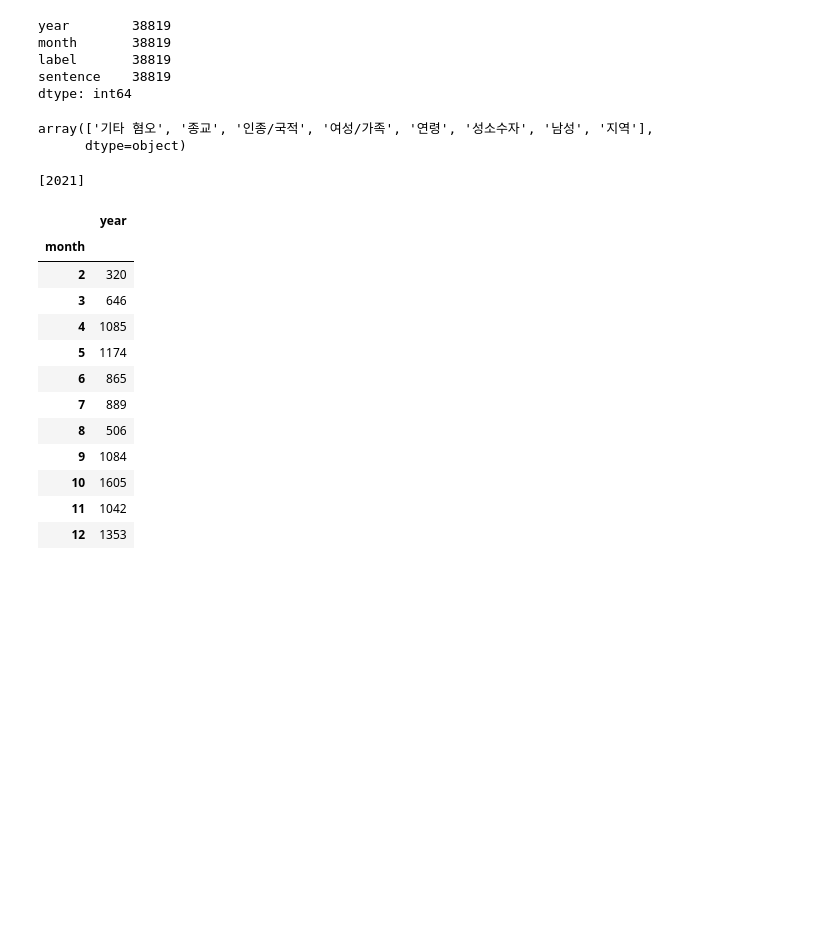
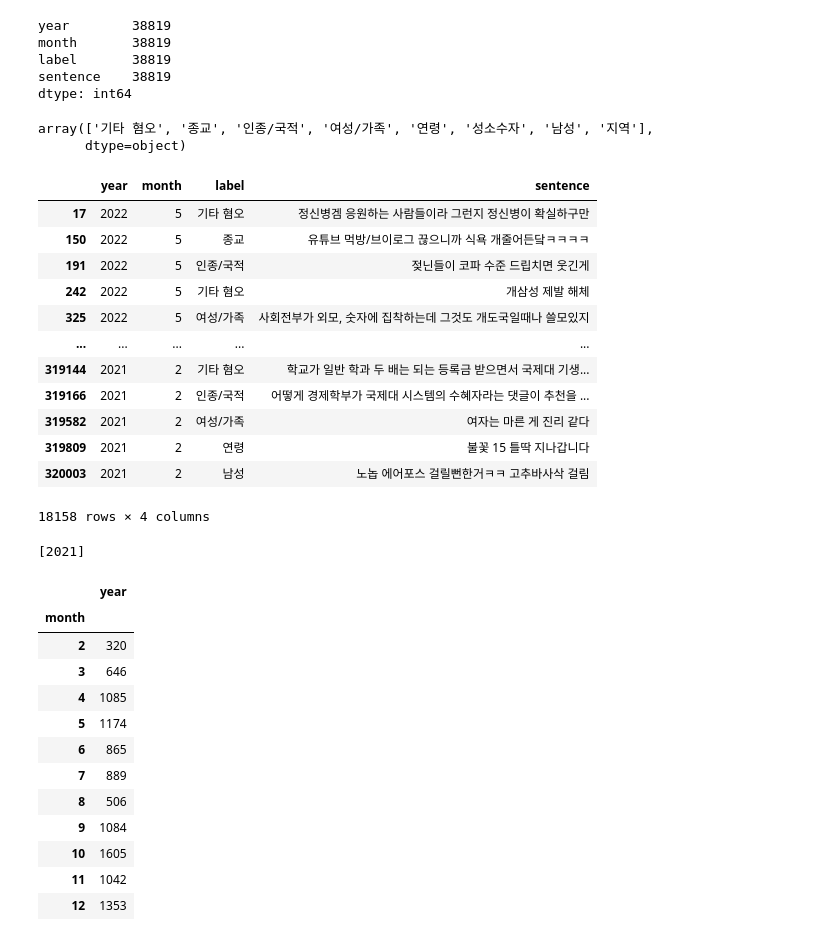
Before and after one commit to LIS3813/LIS3813, a Jupyter notebook: Topic Modeling/article.ipynb, the cells around one changed output. Saved outputs shown, nothing was run; the diff lists cells and outputs as text; code cells hidden in the pictures; blank space fills up the shorter version.

```diff
--- a/Topic Modeling/article.ipynb
+++ b/Topic Modeling/article.ipynb
@@ -36,7 +48,7 @@ mpl.rc('font', family='Malgun Gothic')
 # %%
 #데이터 불러오기
 #Unnamed: 0 열 drop
-df_article = pd.read_csv('../datasets/df_article.csv', engine='python').drop('Unnamed: 0' , axis=1)
+df_article = pd.read_csv('/content/drive/MyDrive/LIS3813/datasets/df_article.csv', engine='python').drop('Unnamed: 0' , axis=1)
 
 df_article
 # %% [output]
@@ -69,7 +81,7 @@ memory usage: 2.2+ MB
 # %%
 #Unnamed: 0 열 drop
 #한글 전용 인코딩 cp949 방식으로 읽어오기
-df_comment = pd.read_csv('../datasets/df_comment.csv', engine='python').drop('Unnamed: 0' , axis=1)
+df_comment = pd.read_csv('/content/drive/MyDrive/LIS3813/datasets/df_comment.csv', engine='python').drop('Unnamed: 0' , axis=1)
 
 df_comment
 # %% [output]
@@ -197,6 +209,24 @@ df_conflict['label'].unique()
 # %% [output]
 array(['기타 혐오', '종교', '인종/국적', '여성/가족', '연령', '성소수자', '남성', '지역'],
       dtype=object)
+# %%
+#이모티콘 제거하기
+df_conflict['sentence'].astype(str).apply(lambda x: x.encode('ascii', 'ignore').decode('ascii'))
+df_conflict
+# %% [output]
+|  | year | month | label | sentence |
+| 17 | 2022 | 5 | 기타 혐오 | 정신병겜 응원하는 사람들이라 그런지 정신병이 확실하구만 |
+| 150 | 2022 | 5 | 종교 | 유튜브 먹방/브이로그 끊으니까 식욕 개줄어든닼ㅋㅋㅋㅋ |
+| 191 | 2022 | 5 | 인종/국적 | 젖닌들이 코파 수준 드립치면 웃긴게 |
+| 242 | 2022 | 5 | 기타 혐오 | 개삼성 제발 해체 |
+| 325 | 2022 | 5 | 여성/가족 | 사회전부가 외모, 숫자에 집착하는데 그것도 개도국일때나 쓸모있지 |
+| ... | ... | ... | ... | ... |
+| 319144 | 2021 | 2 | 기타 혐오 | 학교가 일반 학과 두 배는 되는 등록금 받으면서 국제대 기생... |
+| 319166 | 2021 | 2 | 인종/국적 | 어떻게 경제학부가 국제대 시스템의 수혜자라는 댓글이 추천을 ... |
+| 319582 | 2021 | 2 | 여성/가족 | 여자는 마른 게 진리 같다 |
+| 319809 | 2021 | 2 | 연령 | 불꽃 15 틀딱 지나갑니다 |
+| 320003 | 2021 | 2 | 남성 | 노놉 에어포스 걸릴뻔한거ㅋㅋ 고추바사삭 걸림 |
+18158 rows × 4 columns
 # %%
 #2021년도 데이터
 df_2021 = df_conflict.loc[df_conflict['year']==2021]
```
Also changed, not shown: parts of 11 cells of this notebook, 1 other file.
